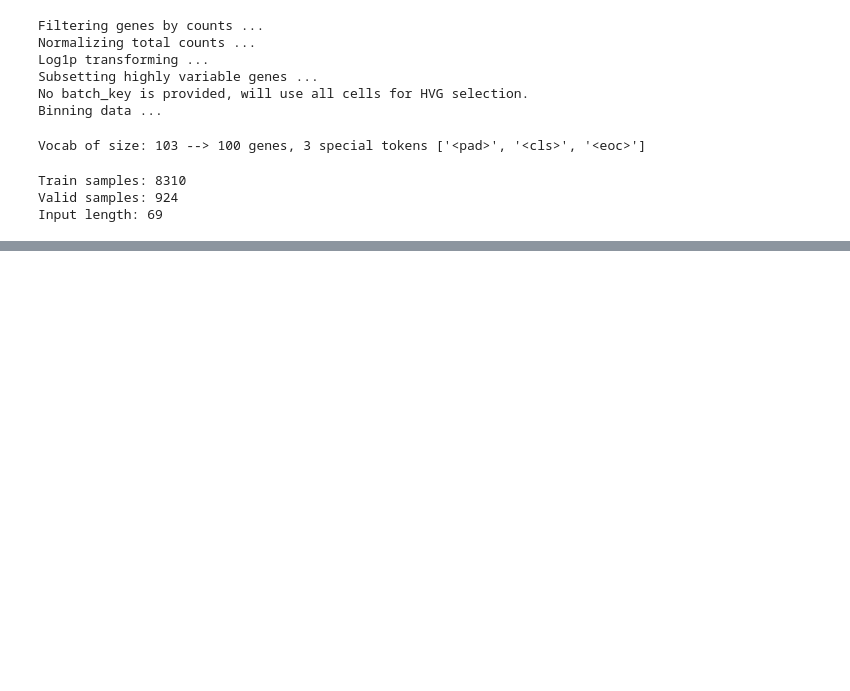
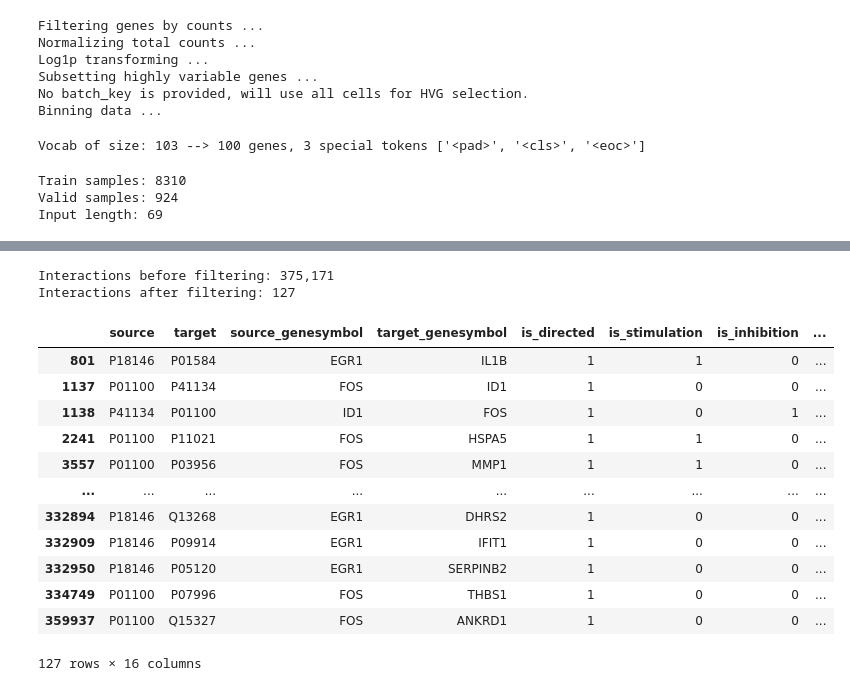
Before and after one commit to giacomo-ciro/240316_bio-llms, a Jupyter notebook: main.ipynb, the cells around one changed output, grey strips where cells are left out. Cells and saved outputs as stored; diff of their text form; code cells hidden in the pictures; blank space fills up the shorter version.

```diff
--- a/main.ipynb
+++ b/main.ipynb
@@ -499,3 +499,45 @@ Best model with valid/mse 677.3460
 # %%
 if config.wandb:
     run.finish()
+# %%
+import pandas as pd
+
+df = pd.read_csv('./data/transcriptional_interactions.csv', low_memory=False, index_col = 0)
+print(f'Interactions before filtering: {df.shape[0]:,}')
+df = df.loc[df.source_genesymbol.isin(genes)]
+df = df.loc[df.target_genesymbol.isin(genes)]
+print(f'Interactions after filtering: {df.shape[0]}')
+# %% [output]
+Interactions before filtering: 375,171
+Interactions after filtering: 127
+# %%
+# Given a list of genes, retrieve corresponding TFs
+def get_z(g, interactions):
+    """
+    g:
+        [B, r]:
+                vector of gene tokens (gene_ids)
+    interactions:
+        pandas.DataFrame with columns [source_genesymbol, target_genesymbol, is_stimulation, is_inhibition]
+    """
+    # TODO
+    # import transcriptional_interactions and filter vocabulary
+    # (maybe a cache to avoid importing and checking vocabulary every time?)
+    # init (B, r, r) z tensor
+    # loop through all genes and fill z
+
+    pass
+# %% [output]
+|  | source | target | source_genesymbol | target_genesymbol | is_directed | is_stimulation | is_inhibition | ... |
+| 801 | P18146 | P01584 | EGR1 | IL1B | 1 | 1 | 0 | ... |
+| 1137 | P01100 | P41134 | FOS | ID1 | 1 | 0 | 0 | ... |
+| 1138 | P41134 | P01100 | ID1 | FOS | 1 | 0 | 1 | ... |
+| 2241 | P01100 | P11021 | FOS | HSPA5 | 1 | 1 | 0 | ... |
+| 3557 | P01100 | P03956 | FOS | MMP1 | 1 | 1 | 0 | ... |
+| ... | ... | ... | ... | ... | ... | ... | ... | ... |
+| 332894 | P18146 | Q13268 | EGR1 | DHRS2 | 1 | 0 | 0 | ... |
+| 332909 | P18146 | P09914 | EGR1 | IFIT1 | 1 | 0 | 0 | ... |
+| 332950 | P18146 | P05120 | EGR1 | SERPINB2 | 1 | 0 | 0 | ... |
+| 334749 | P01100 | P07996 | FOS | THBS1 | 1 | 0 | 0 | ... |
+| 359937 | P01100 | Q15327 | FOS | ANKRD1 | 1 | 0 | 0 | ... |
+127 rows × 16 columns
```
Also changed, not shown: parts of 2 cells of this notebook, 1 other file.
